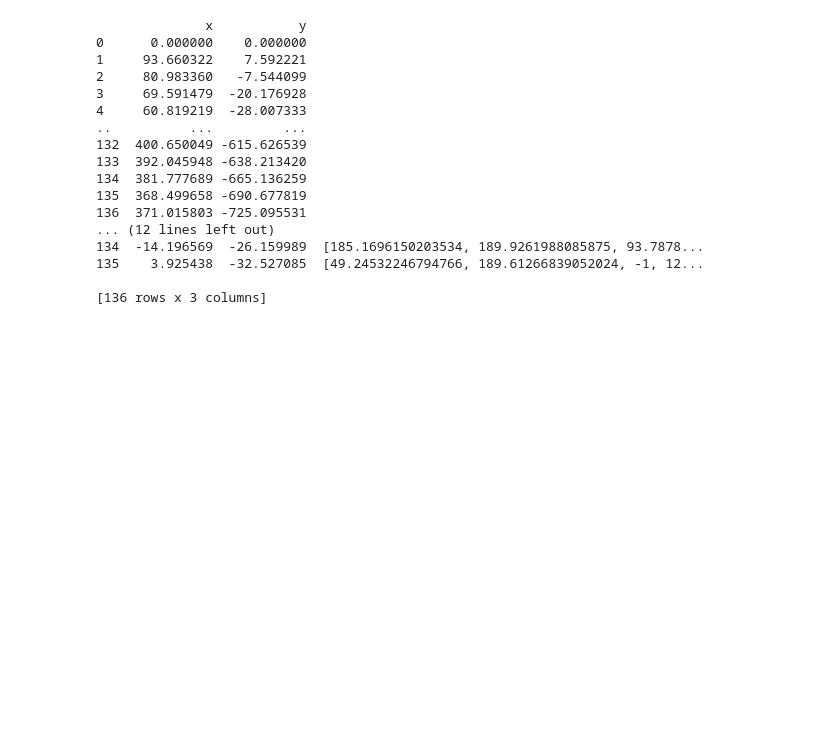
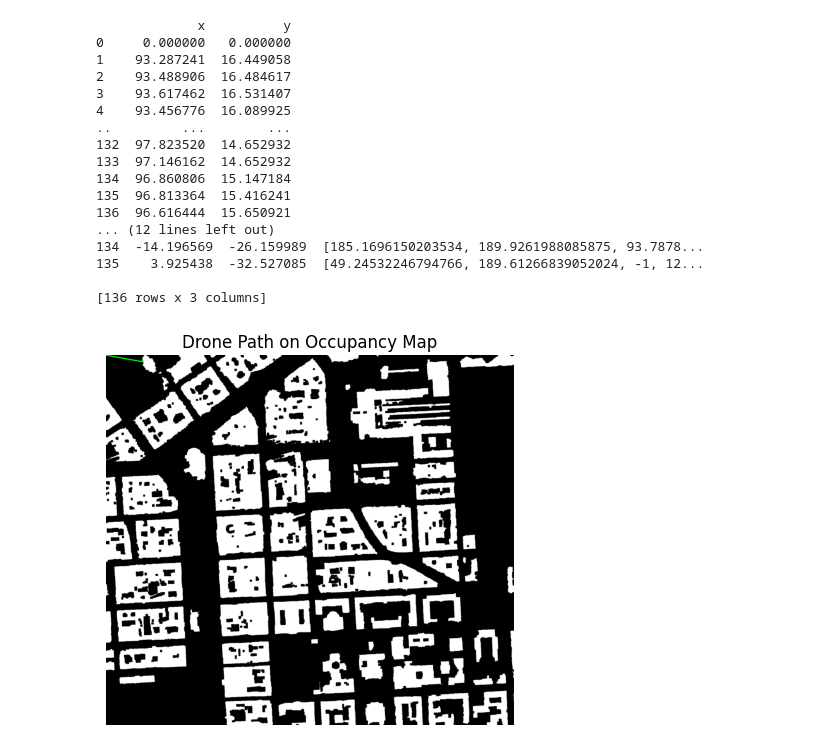
Before and after one commit to SartajHundal/DroneSimulations, a Jupyter notebook: DroneLocalization.ipynb, the cells around one changed output. Cells and saved outputs as stored; diff of their text form; code cells hidden in the pictures; blank space fills up the shorter version.

```diff
--- a/DroneLocalization.ipynb
+++ b/DroneLocalization.ipynb
@@ -81,7 +83,7 @@ def measure_distance(occupancy_map, x0, y0, max_steps=200):
 # %%
 def add_odometry_noise(odom_x, odom_y, variance=4.4):
     """
-    Add Gaussian noise to odometry measurements.
+    Add Gaussian noise to odometry measurements and clip them to non-negative values.
 
     Parameters:
     - odom_x (float): Odometry measurement for x-axis.
@@ -94,6 +96,11 @@ def add_odometry_noise(odom_x, odom_y, variance=4.4):
     """
     noisy_odom_x = odom_x + random.gauss(0, math.sqrt(variance))
     noisy_odom_y = odom_y + random.gauss(0, math.sqrt(variance))
+
+    # Clip odometry values to non-negative
+    noisy_odom_x = max(0, noisy_odom_x)
+    noisy_odom_y = max(0, noisy_odom_y)
+
     return noisy_odom_x, noisy_odom_y
 # %%
 def add_lidar_noise(measurements, variance=0.1):
@@ -108,6 +115,26 @@ def add_lidar_noise(measurements, variance=0.1):
     - noisy_measurements (list): List of noisy lidar measurements.
     """
     return [distance + random.gauss(0, math.sqrt(variance)) if distance != -1 else -1 for distance in measurements]
+# %%
+def visualize_path_on_map(occupancy_map_path, drone_path):
+    # Load occupancy map
+    occupancy_map = cv2.imread(occupancy_map_path, cv2.IMREAD_GRAYSCALE)
+
+    # Convert map to color for visualization
+    occupancy_map_color = cv2.cvtColor(occupancy_map, cv2.COLOR_GRAY2BGR)
+
+    # Convert drone path coordinates to integer format
+    drone_path_int = [(int(round(x)), int(round(y))) for x, y in drone_path]
+
+    # Plot drone path on the map
+    for i in range(1, len(drone_path_int)):
+        cv2.line(occupancy_map_color, tuple(drone_path_int[i-1]), tuple(drone_path_int[i]), (0, 255, 0), 2)
+
+    # Show the map with the drone's path
+    plt.imshow(occupancy_map_color)
+    plt.title('Drone Path on Occupancy Map')
+    plt.axis('off')
+    plt.show()
 # %%
 def determine_drone_path(occupancy_map, sensor_log):
     """
@@ -125,10 +152,10 @@ def determine_drone_path(occupancy_map, sensor_log):
 
     for frame_data in sensor_log:
         noisy_odom_x, noisy_odom_y = add_odometry_noise(frame_data['odometry_x'], frame_data['odometry_y'])
-        x += noisy_odom_x
-        y += noisy_odom_y
+        # x += noisy_odom_x
+        # y += noisy_odom_y
 
-        lidar_measurements = measure_distance(occupancy_map, x, y)
+        lidar_measurements = measure_distance_with_lidar(occupancy_map, x, y)
         noisy_lidar_measurements = add_lidar_noise(lidar_measurements)
 
         min_distance = float('inf')
@@ -163,20 +292,24 @@ df_0 = pd.read_json(sensor_log_path, lines=True)
 # this for Pearson, MAPE / MASE, etc. later
 print(df_0)
 # %% [output]
-              x           y
-0      0.000000    0.000000
-1     93.660322    7.592221
-2     80.983360   -7.544099
-3     69.591479  -20.176928
-4     60.819219  -28.007333
-..          ...         ...
-132  400.650049 -615.626539
-133  392.045948 -638.213420
-134  381.777689 -665.136259
-135  368.499658 -690.677819
-136  371.015803 -725.095531
+             x          y
+0     0.000000   0.000000
+1    93.287241  16.449058
+2    93.488906  16.484617
+3    93.617462  16.531407
+4    93.456776  16.089925
+..         ...        ...
+132  97.823520  14.652932
+133  97.146162  14.652932
+134  96.860806  15.147184
+135  96.813364  15.416241
+136  96.616444  15.650921
 ... (12 lines left out)
 134  -14.196569  -26.159989  [185.1696150203534, 189.9261988085875, 93.7878...
 135    3.925438  -32.527085  [49.24532246794766, 189.61266839052024, -1, 12...
 
 [136 rows x 3 columns]
+# %%
+visualize_path_on_map(occupancy_map_path, drone_path)
+# %% [output]
+[figure, added]
```
Also changed, not shown: parts of 10 cells of this notebook.
